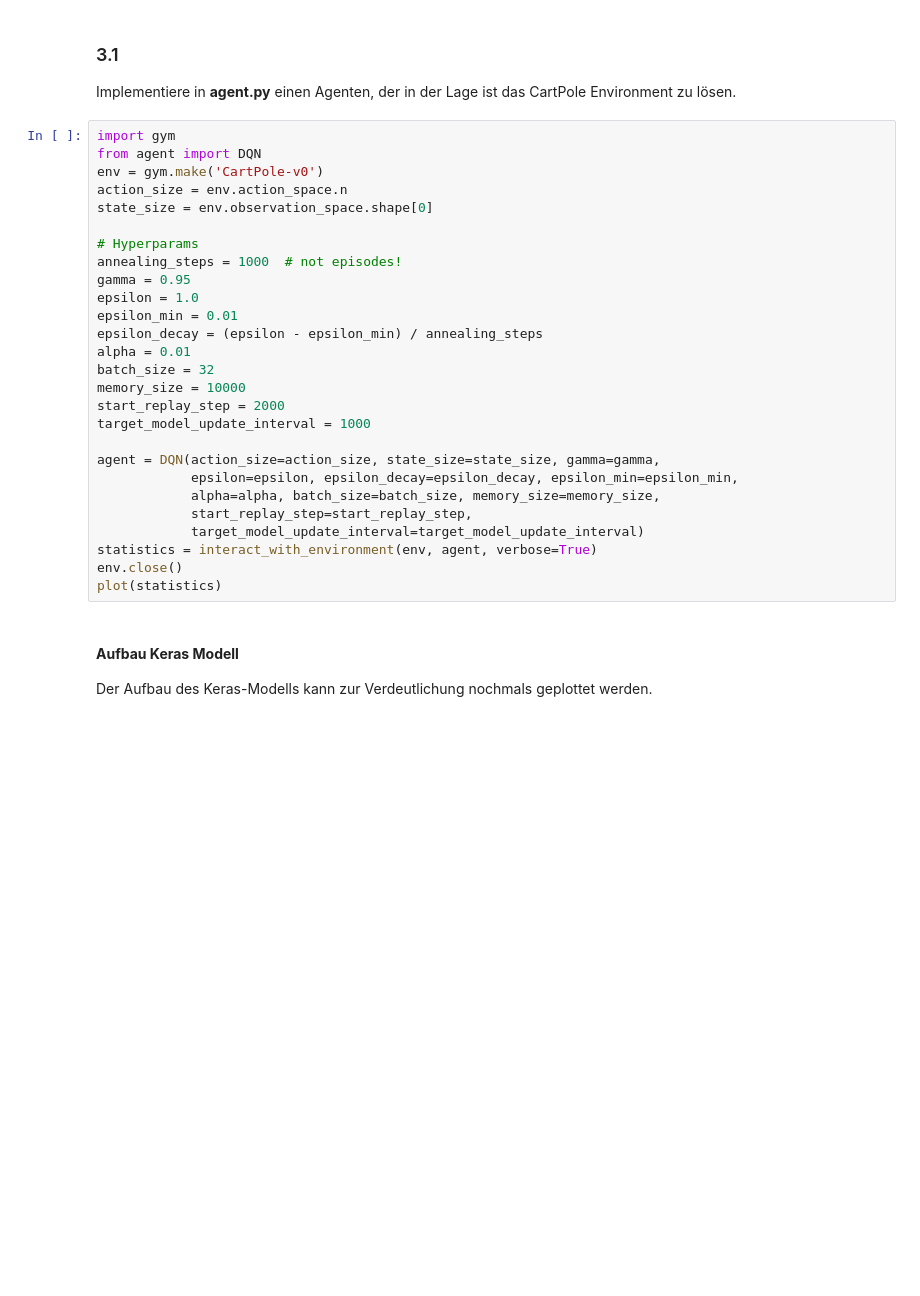
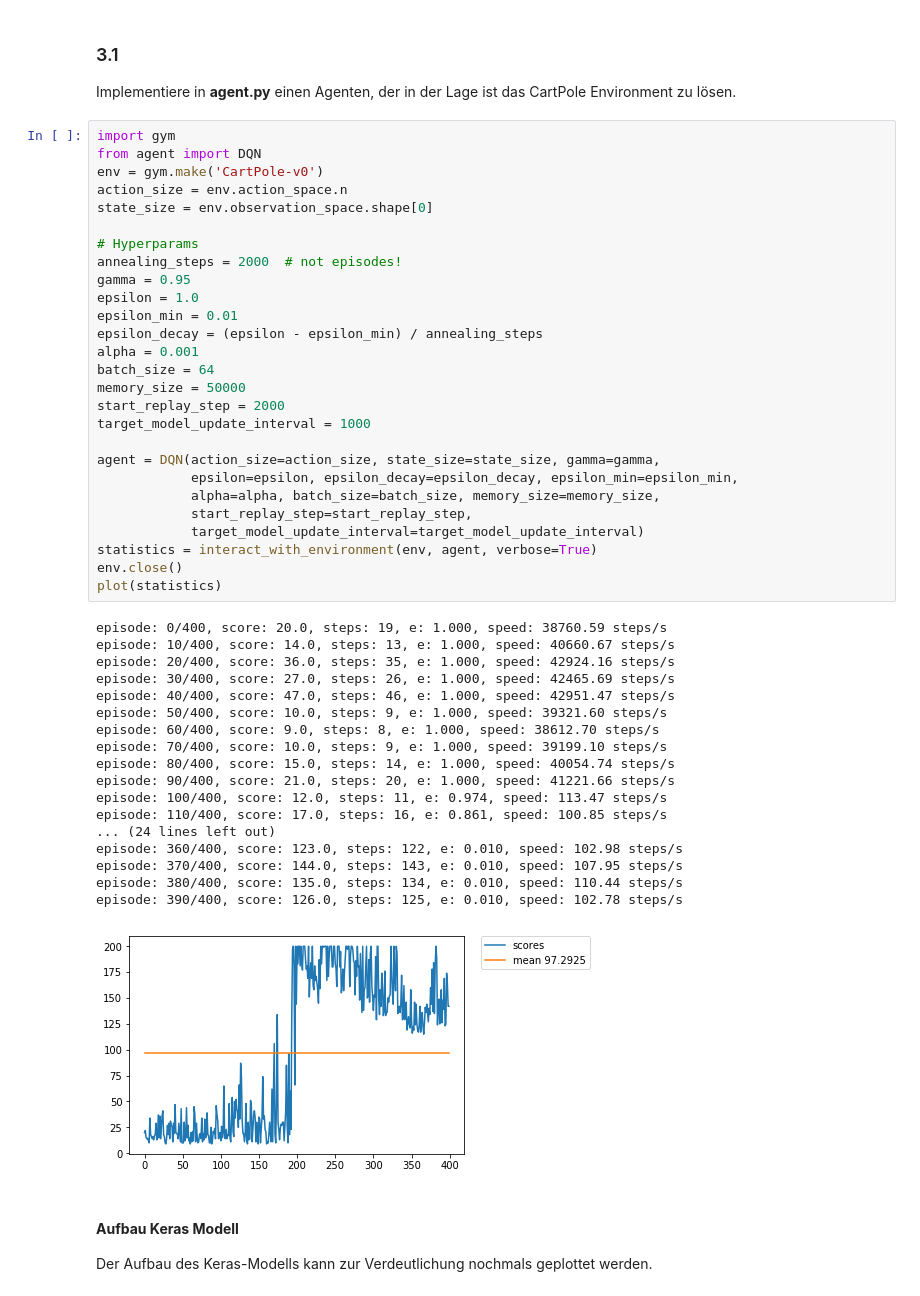
Before and after one commit to Nut/ailab, a Jupyter notebook: rl/notebooks/session_3/dqn.ipynb, the cells around one changed output. Saved outputs shown, nothing was run; the diff lists cells and outputs as text; blank space fills up the shorter version.

```diff
--- a/rl/notebooks/session_3/dqn.ipynb
+++ b/rl/notebooks/session_3/dqn.ipynb
@@ -131,30 +131,49 @@ Implementiere in **agent.py** einen Agenten, der in der Lage ist das CartPole En
 # %%
 import gym
 from agent import DQN
 env = gym.make('CartPole-v0')
 action_size = env.action_space.n
 state_size = env.observation_space.shape[0]
 
 # Hyperparams
-annealing_steps = 1000  # not episodes!
+annealing_steps = 2000  # not episodes!
 gamma = 0.95
 epsilon = 1.0
 epsilon_min = 0.01
 epsilon_decay = (epsilon - epsilon_min) / annealing_steps
-alpha = 0.01
-batch_size = 32
-memory_size = 10000
+alpha = 0.001
+batch_size = 64
+memory_size = 50000
 start_replay_step = 2000
 target_model_update_interval = 1000
 
 agent = DQN(action_size=action_size, state_size=state_size, gamma=gamma,
             epsilon=epsilon, epsilon_decay=epsilon_decay, epsilon_min=epsilon_min,
             alpha=alpha, batch_size=batch_size, memory_size=memory_size,
             start_replay_step=start_replay_step,
             target_model_update_interval=target_model_update_interval)
 statistics = interact_with_environment(env, agent, verbose=True)
 env.close()
 plot(statistics)
+# %% [output]
+episode: 0/400, score: 20.0, steps: 19, e: 1.000, speed: 38760.59 steps/s
+episode: 10/400, score: 14.0, steps: 13, e: 1.000, speed: 40660.67 steps/s
+episode: 20/400, score: 36.0, steps: 35, e: 1.000, speed: 42924.16 steps/s
+episode: 30/400, score: 27.0, steps: 26, e: 1.000, speed: 42465.69 steps/s
+episode: 40/400, score: 47.0, steps: 46, e: 1.000, speed: 42951.47 steps/s
+episode: 50/400, score: 10.0, steps: 9, e: 1.000, speed: 39321.60 steps/s
+episode: 60/400, score: 9.0, steps: 8, e: 1.000, speed: 38612.70 steps/s
+episode: 70/400, score: 10.0, steps: 9, e: 1.000, speed: 39199.10 steps/s
+episode: 80/400, score: 15.0, steps: 14, e: 1.000, speed: 40054.74 steps/s
+episode: 90/400, score: 21.0, steps: 20, e: 1.000, speed: 41221.66 steps/s
+episode: 100/400, score: 12.0, steps: 11, e: 0.974, speed: 113.47 steps/s
+episode: 110/400, score: 17.0, steps: 16, e: 0.861, speed: 100.85 steps/s
+... (24 lines left out)
+episode: 360/400, score: 123.0, steps: 122, e: 0.010, speed: 102.98 steps/s
+episode: 370/400, score: 144.0, steps: 143, e: 0.010, speed: 107.95 steps/s
+episode: 380/400, score: 135.0, steps: 134, e: 0.010, speed: 110.44 steps/s
+episode: 390/400, score: 126.0, steps: 125, e: 0.010, speed: 102.78 steps/s
+[figure, added]
 # %% [markdown]
 #### **Aufbau Keras Modell**
 Der Aufbau des Keras-Modells kann zur Verdeutlichung nochmals geplottet werden.
```
Also changed, not shown: parts of 2 cells of this notebook, 22 other files.
